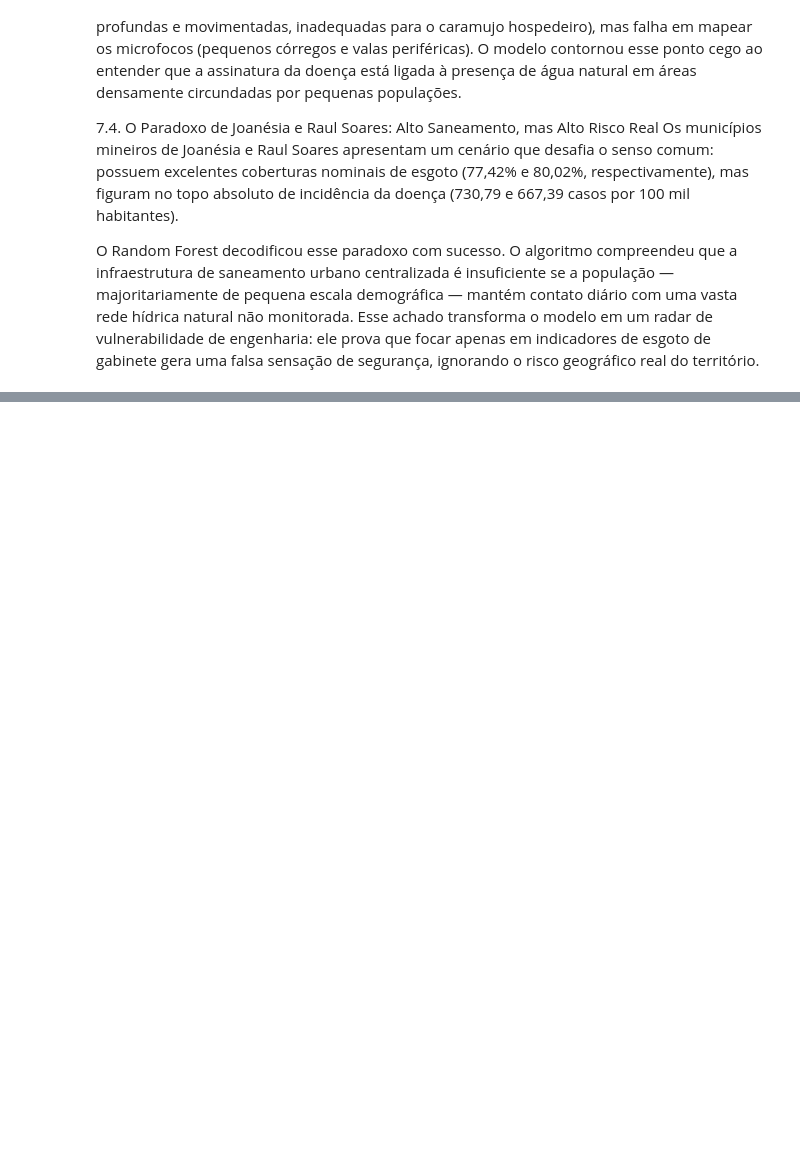
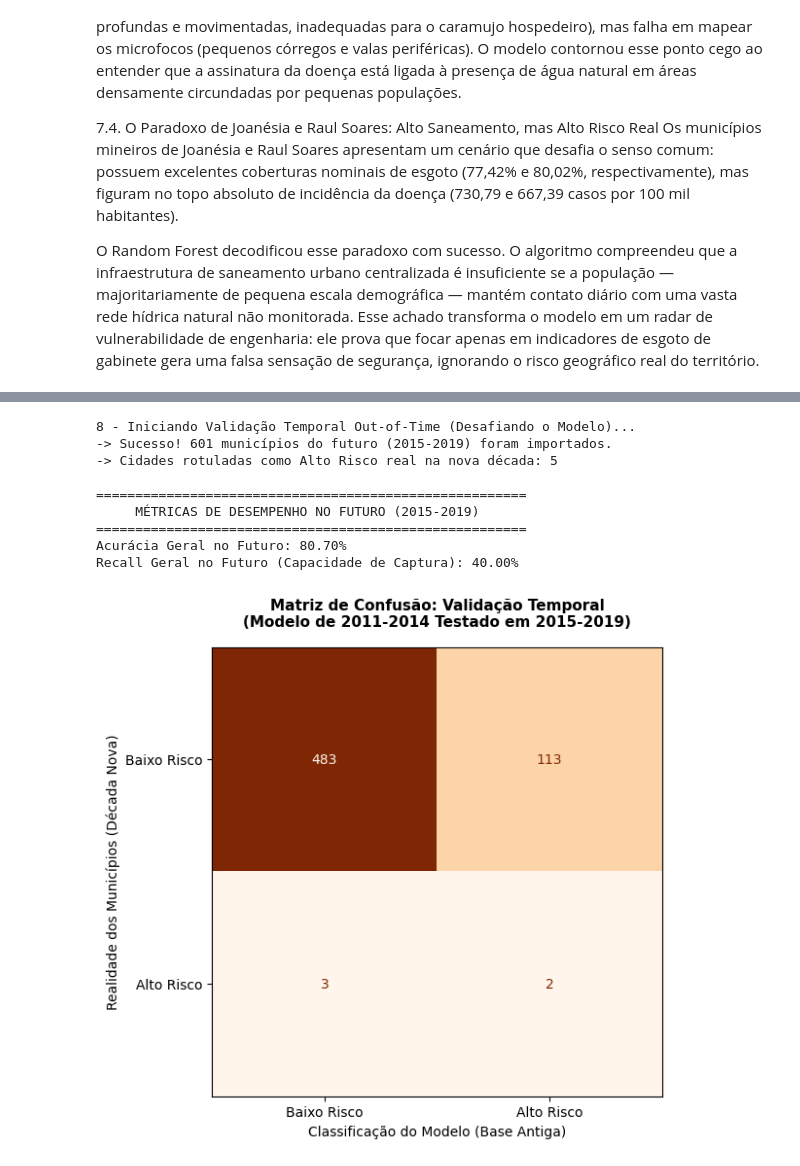
Before and after one commit to LuizCorrei4/Projeto-Caramujo, a Jupyter notebook: notebooks/analise_geoespacial/analise_saneamento_corpos_d'agua.ipynb, the cells around one changed output, grey strips where cells are left out. Cells and saved outputs as stored; diff of their text form; code cells hidden in the pictures; blank space fills up the shorter version.

Commit message:
validação temporal out-of-time

```diff
--- a/notebooks/analise_geoespacial/analise_saneamento_corpos_d'agua.ipynb
+++ b/notebooks/analise_geoespacial/analise_saneamento_corpos_d'agua.ipynb
@@ -191,9 +191,9 @@ analise_muni = (
         inc_media_100k=("inc_100k", "mean"),
         casos_totais=("casos", "sum"),
         pop_media=("populacao", "mean"),
-        natural_ha=("natural_ha", "first"),
-        hydro_ha=("hydro_ha", "first"),
-        açudes_canais_ha=("açudes_canais_ha", "first"),
+        natural_ha=("natural_ha", "mean"),
+        hydro_ha=("hydro_ha", "mean"),
+        açudes_canais_ha=("açudes_canais_ha", "mean"),
         taxa_esgoto_media=("taxa_esgoto", "mean")
     )
     .reset_index()
@@ -613,0 +620,62 @@ O Random Forest decodificou esse paradoxo com sucesso. O algoritmo compreendeu q
+# %%
+import numpy as np
+import pandas as pd
+import matplotlib.pyplot as plt
+from sklearn.metrics import confusion_matrix, recall_score, accuracy_score, ConfusionMatrixDisplay
+
+print("\n8 - Iniciando Validação Temporal Out-of-Time (Desafiando o Modelo)...")
+
+# 1. Carrega os dados que foram tratados no outro notebook
+df_ml_brasil_futuro1 = pd.read_csv("dados_tratados_2015_2019.csv")
+print(f"-> Sucesso! {len(df_ml_brasil_futuro1)} municípios do futuro (2015-2019) foram importados.")
+
+# 2. REGRA DE OURO DO K-MEANS: Classificar o futuro com a régua do passado
+# Passamos os dados novos pelo mesmo Scaler e pelo mesmo K-Means criados lá atrás
+dados_norm_futuro = scaler.transform(df_ml_brasil_futuro1[features_cluster])
+df_ml_brasil_futuro1["perfil_cluster"] = kmeans.predict(dados_norm_futuro)
+
+# Define quem é alto risco usando o mesmo número de cluster do passado
+df_ml_brasil_futuro1["alvo_alto_risco"] = (df_ml_brasil_futuro1["perfil_cluster"] == cluster_alto_risco).astype(int)
+
+# 3. Separando as variáveis preditoras do futuro para o Random Forest
+X_futuro = df_ml_brasil_futuro1[["açudes_canais_ha", "taxa_esgoto_media", "pop_media", "natural_ha", "hydro_ha"]]
+y_futuro = df_ml_brasil_futuro1["alvo_alto_risco"]
+
+print(f"-> Cidades rotuladas como Alto Risco real na nova década: {y_futuro.sum()}")
+
+# 4. O TESTE ÀS CEGAS: O Random Forest do passado dá os palpites no futuro (Sem usar .fit())
+y_pred_futuro = rf.predict(X_futuro)
+
+# 5. Cálculo das métricas de resiliência do modelo através do tempo
+acuracia_futuro = accuracy_score(y_futuro, y_pred_futuro)
+recall_futuro = recall_score(y_futuro, y_pred_futuro, zero_division=0)
+cm_futuro = confusion_matrix(y_futuro, y_pred_futuro)
+
+print("\n=======================================================")
+print("     MÉTRICAS DE DESEMPENHO NO FUTURO (2015-2019)      ")
+print("=======================================================")
+print(f"Acurácia Geral no Futuro: {acuracia_futuro * 100:.2f}%")
+print(f"Recall Geral no Futuro (Capacidade de Captura): {recall_futuro * 100:.2f}%")
+
+# 6. Geração Gráfica da Matriz de Confusão da Validação Temporal
+fig, ax = plt.subplots(figsize=(6, 6))
+disp = ConfusionMatrixDisplay(confusion_matrix=cm_futuro, display_labels=["Baixo Risco", "Alto Risco"])
+disp.plot(cmap="Oranges", values_format="d", ax=ax, colorbar=False) # Laranja para destacar o futuro
+
+plt.title("Matriz de Confusão: Validação Temporal\n(Modelo de 2011-2014 Testado em 2015-2019)", fontsize=11, weight='bold', pad=15)
+plt.xlabel("Classificação do Modelo (Base Antiga)")
+plt.ylabel("Realidade dos Municípios (Década Nova)")
+plt.grid(False)
+plt.tight_layout()
+plt.show()
+# %% [output]
+8 - Iniciando Validação Temporal Out-of-Time (Desafiando o Modelo)...
+-> Sucesso! 601 municípios do futuro (2015-2019) foram importados.
+-> Cidades rotuladas como Alto Risco real na nova década: 5
+
+=======================================================
+     MÉTRICAS DE DESEMPENHO NO FUTURO (2015-2019)
+=======================================================
+Acurácia Geral no Futuro: 80.70%
+Recall Geral no Futuro (Capacidade de Captura): 40.00%
+[figure, added]
```
Also changed, not shown: parts of 17 cells of this notebook, 4 other files.
